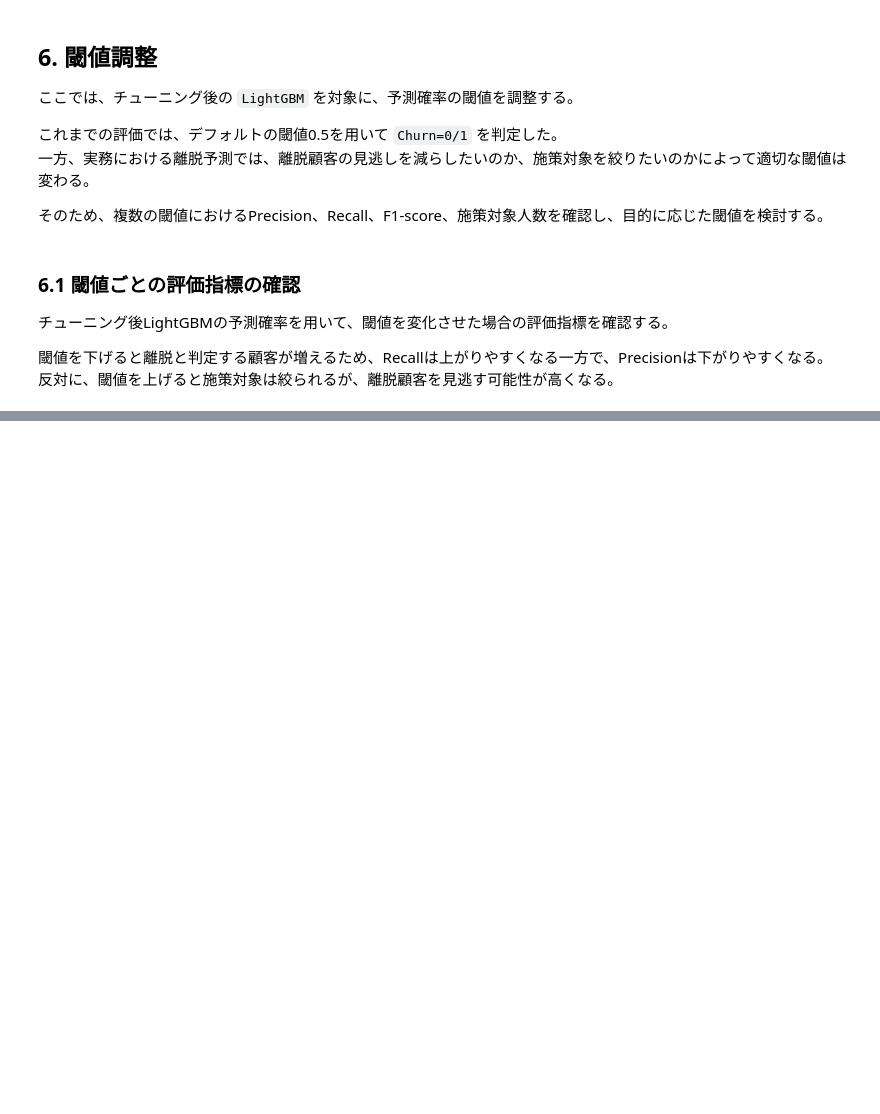
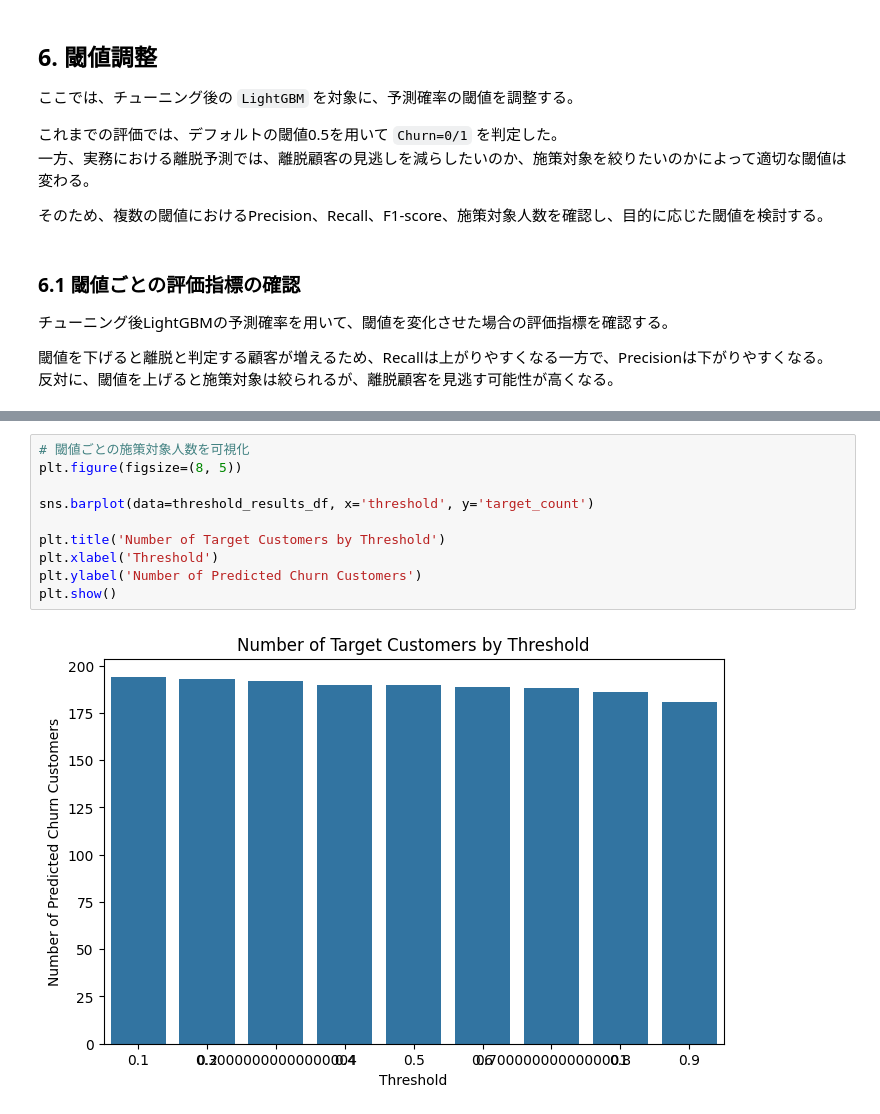
Before and after one commit to toshi039a/retail-demand-forecast, a Jupyter notebook: 離脱予測PF_20260502.ipynb, the cells around one changed output, grey strips where cells are left out. Saved outputs shown, nothing was run; the diff lists cells and outputs as text; blank space fills up the shorter version.

```diff
--- a/離脱予測PF_20260502.ipynb
+++ b/離脱予測PF_20260502.ipynb
@@ -1350,0 +1405,12 @@ tuning_comparison.round(3)
+# %%
+# 閾値ごとの施策対象人数を可視化
+plt.figure(figsize=(8, 5))
+
+sns.barplot(data=threshold_results_df, x='threshold', y='target_count')
+
+plt.title('Number of Target Customers by Threshold')
+plt.xlabel('Threshold')
+plt.ylabel('Number of Predicted Churn Customers')
+plt.show()
+# %% [output]
+[figure, added]
```
Also changed, not shown: parts of 2 cells of this notebook.
